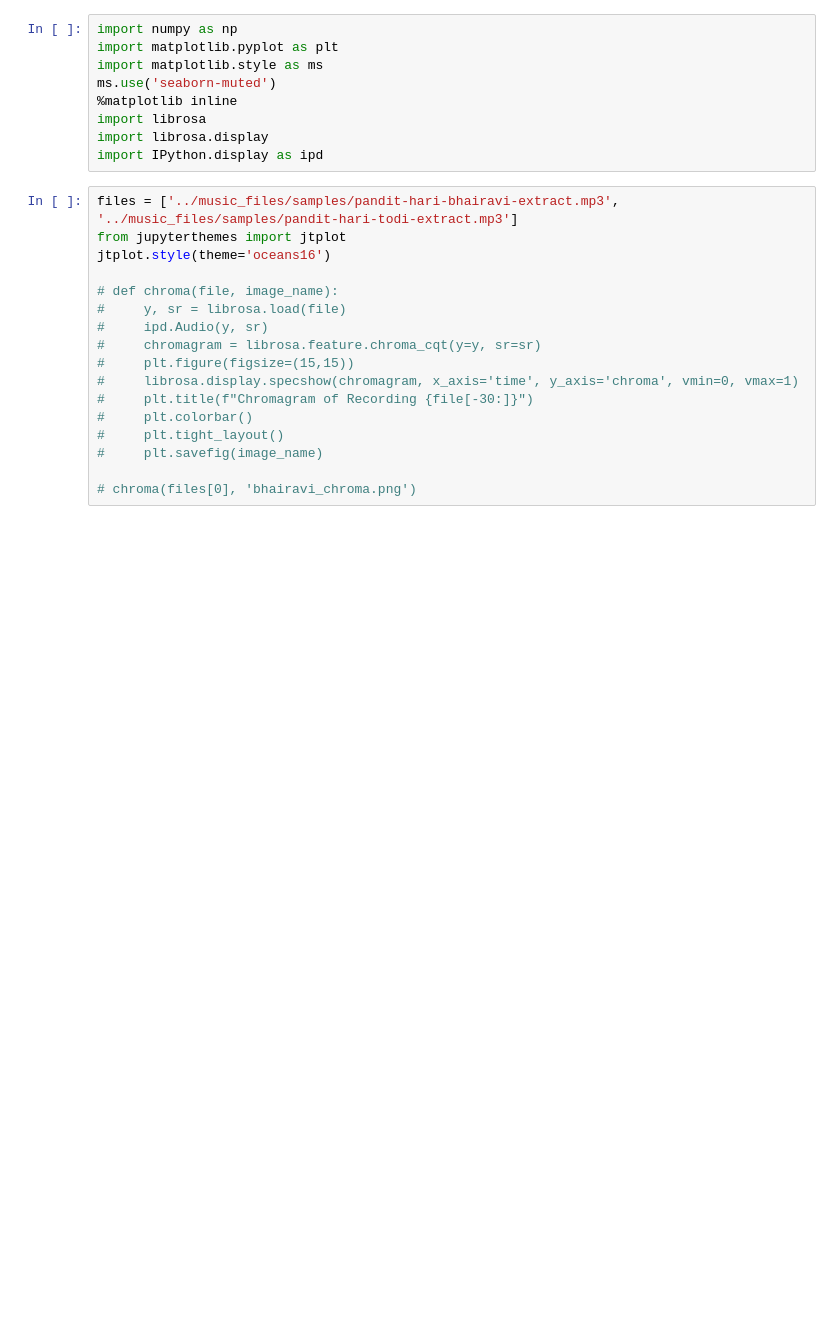
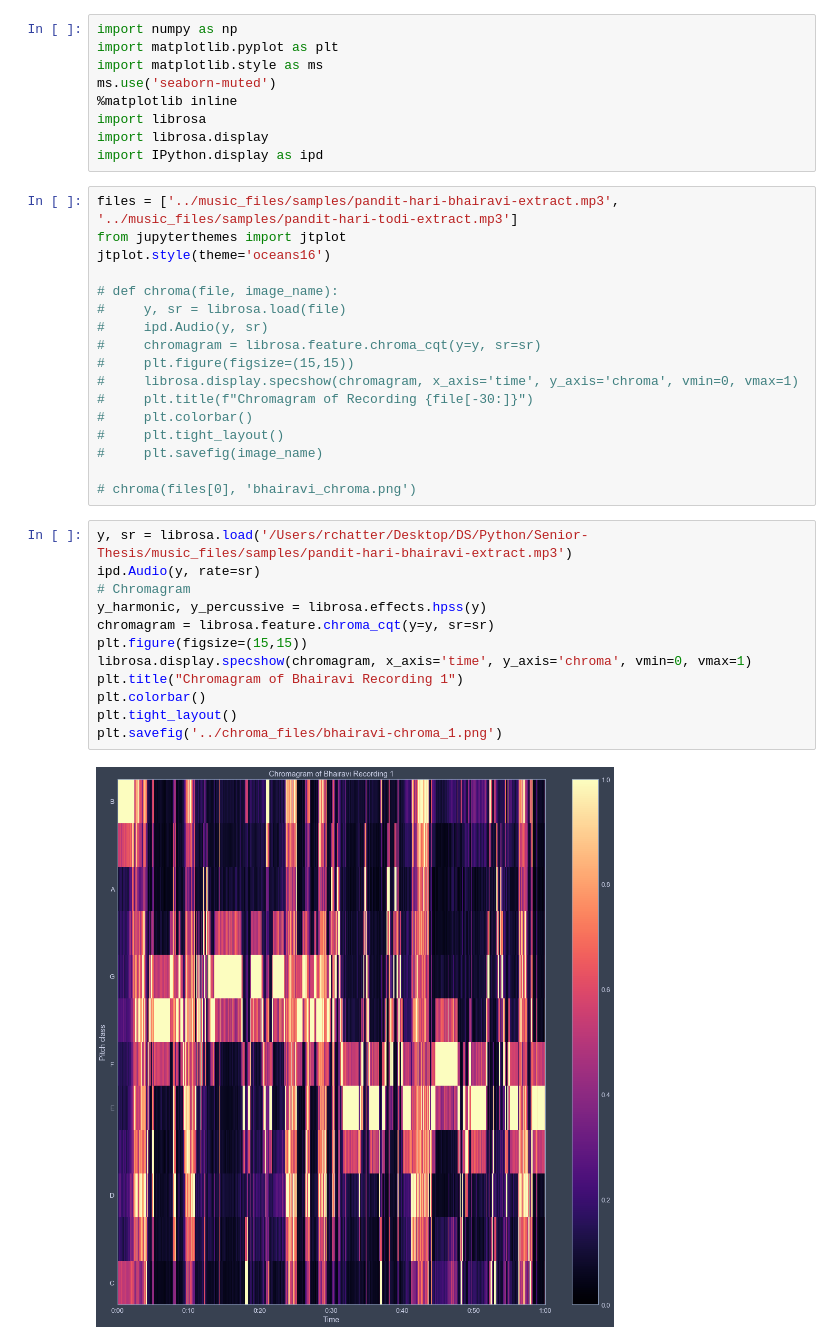
Before and after one commit to TheChanRProject/Senior-Thesis, a Jupyter notebook: nb/Librosa Chroma Tutorial .ipynb, the cells around one changed output. Cells and saved outputs as stored; diff of their text form; blank space fills up the shorter version.

```diff
--- a/nb/Librosa Chroma Tutorial .ipynb
+++ b/nb/Librosa Chroma Tutorial .ipynb
@@ -26,3 +26,17 @@ jtplot.style(theme='oceans16')
 #     plt.savefig(image_name)
 
 # chroma(files[0], 'bhairavi_chroma.png')
+# %%
+y, sr = librosa.load('/Users/rchatter/Desktop/DS/Python/Senior-Thesis/music_files/samples/pandit-hari-bhairavi-extract.mp3')
+ipd.Audio(y, rate=sr)
+# Chromagram
+y_harmonic, y_percussive = librosa.effects.hpss(y)
+chromagram = librosa.feature.chroma_cqt(y=y, sr=sr)
+plt.figure(figsize=(15,15))
+librosa.display.specshow(chromagram, x_axis='time', y_axis='chroma', vmin=0, vmax=1)
+plt.title("Chromagram of Bhairavi Recording 1")
+plt.colorbar()
+plt.tight_layout()
+plt.savefig('../chroma_files/bhairavi-chroma_1.png')
+# %% [output]
+[figure, added]
```
Also changed, not shown: parts of 1 cell of this notebook, 1 other file.
